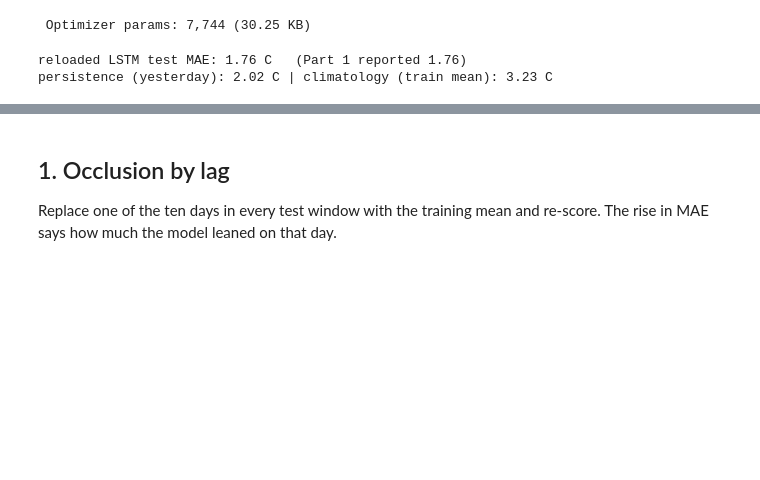
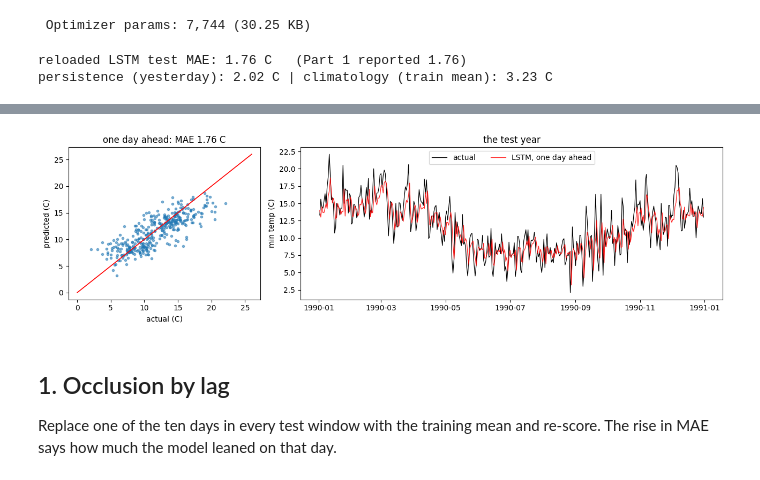
Before and after one commit to drdave-teaching/OPIM5509-notebooks, a Jupyter notebook: Module4/Univariate_Temperature_RNN_pt2.ipynb, the cells around one changed output, grey strips where cells are left out. Drawn from its saved outputs; the diff is of its cells as text; code cells hidden in the pictures; blank space fills up the shorter version.

```diff
--- a/Module4/Univariate_Temperature_RNN_pt2.ipynb
+++ b/Module4/Univariate_Temperature_RNN_pt2.ipynb
@@ -83,3 +88,18 @@ persistence (yesterday): 2.02 C | climatology (train mean): 3.23 C
+# %%
+dates = pd.to_datetime(df["Date"])
+test_dates = dates.iloc[n_steps + cut : n_steps + cut + len(y_test)]
+
+fig, ax = plt.subplots(1, 2, figsize=(13, 3.8), gridspec_kw={"width_ratios": [1, 2.2]})
+ax[0].scatter(y_test, pred, s=9, alpha=0.55)
+ax[0].plot([0, 26], [0, 26], color="red", lw=1.2)
+ax[0].set_xlabel("actual (C)"); ax[0].set_ylabel("predicted (C)")
+ax[0].set_title(f"one day ahead: MAE {base_mae:.2f} C")
+ax[1].plot(test_dates, y_test, color="black", lw=0.9, label="actual")
+ax[1].plot(test_dates, pred, color="red", lw=0.9, alpha=0.85, label="LSTM, one day ahead")
+ax[1].set_ylabel("min temp (C)"); ax[1].set_title("the test year"); ax[1].legend(loc="upper center", ncol=2)
+plt.tight_layout(); plt.show()
+# %% [output]
+[figure, added]
 # %% [markdown]
 ## 1. Occlusion by lag
 
```
Also changed, not shown: parts of 8 cells of this notebook.
